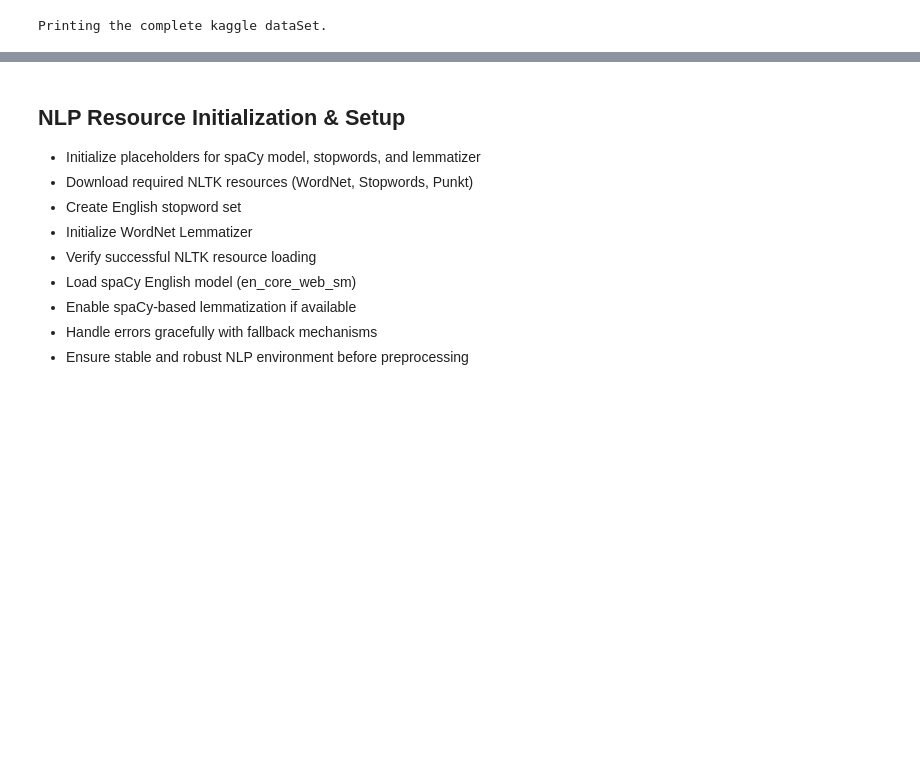
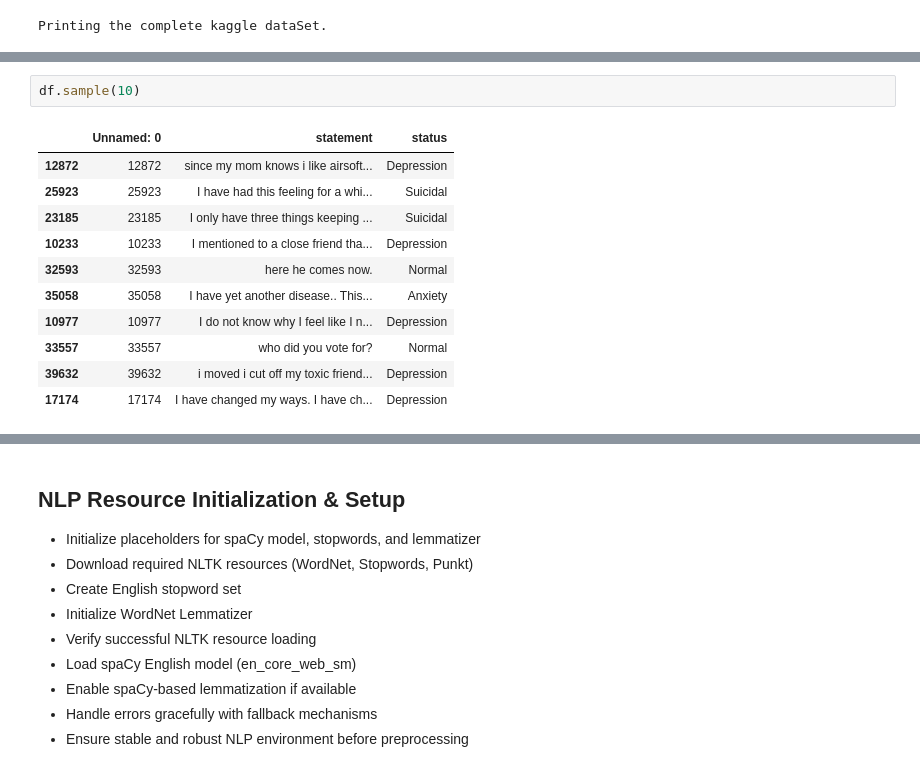
Before and after one commit to anas-maroof/AI-Driven-Mental-Health-Monitoring, a Jupyter notebook: Mental_Health_Sentiment_Analysis.ipynb, the cells around one changed output, grey strips where cells are left out. Drawn from its saved outputs; the diff is of its cells as text; blank space fills up the shorter version.

```diff
--- a/Mental_Health_Sentiment_Analysis.ipynb
+++ b/Mental_Health_Sentiment_Analysis.ipynb
@@ -82,0 +115,14 @@ Printing the complete kaggle dataSet.
+# %%
+df.sample(10)
+# %% [output]
+|  | Unnamed: 0 | statement | status |
+| 12872 | 12872 | since my mom knows i like airsoft... | Depression |
+| 25923 | 25923 | I have had this feeling for a whi... | Suicidal |
+| 23185 | 23185 | I only have three things keeping ... | Suicidal |
+| 10233 | 10233 | I mentioned to a close friend tha... | Depression |
+| 32593 | 32593 | here he comes now. | Normal |
+| 35058 | 35058 | I have yet another disease.. This... | Anxiety |
+| 10977 | 10977 | I do not know why I feel like I n... | Depression |
+| 33557 | 33557 | who did you vote for? | Normal |
+| 39632 | 39632 | i moved i cut off my toxic friend... | Depression |
+| 17174 | 17174 | I have changed my ways. I have ch... | Depression |
```
Also changed, not shown: parts of 9 cells of this notebook.
